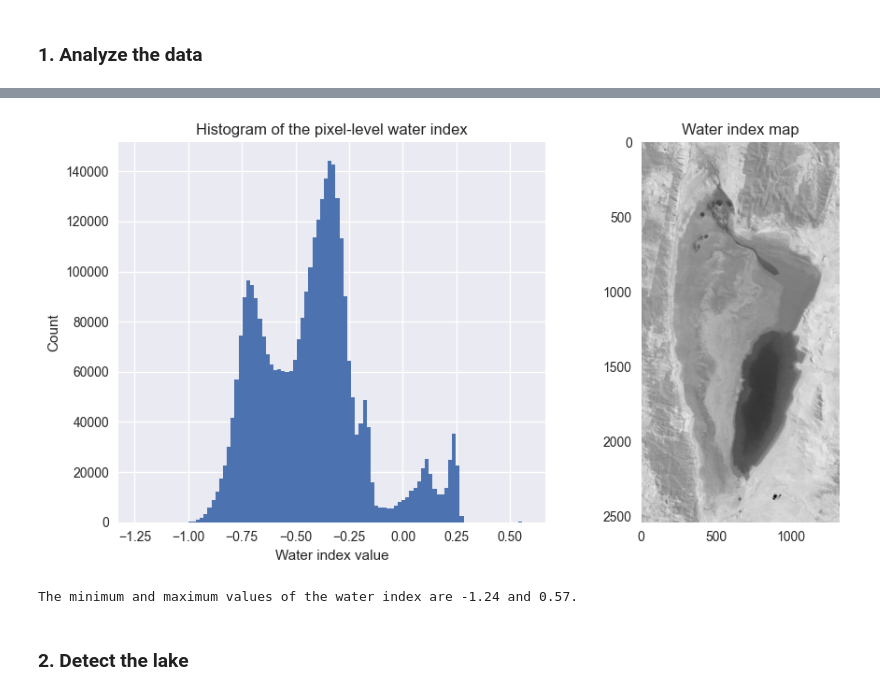
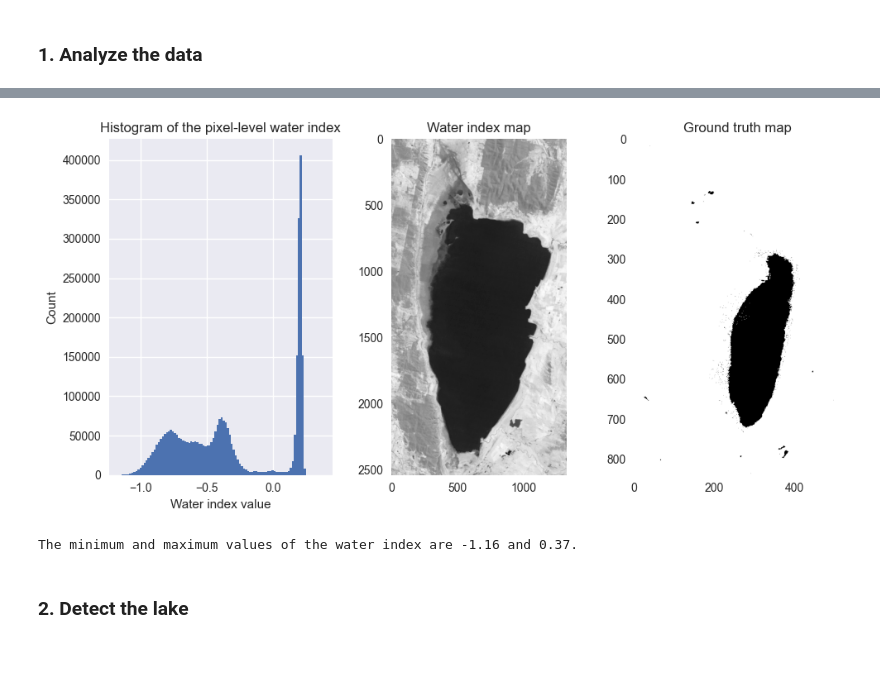
Before and after one commit to Bindila-Bogdan/Lakes-Analysis, a Jupyter notebook: notebooks/compute_lake_area.ipynb, the cells around one changed output, grey strips where cells are left out. Drawn from its saved outputs; the diff is of its cells as text; code cells hidden in the pictures; blank space fills up the shorter version.

```diff
--- a/notebooks/compute_lake_area.ipynb
+++ b/notebooks/compute_lake_area.ipynb
@@ -5,10 +5,10 @@
 # %%
 import os
 import rasterio
-import numpy as np
 from matplotlib import pyplot as plt
 
 plt.style.use('seaborn-v0_8')
 
 DATA_PATH = "../data/processed/"
+GROUND_TRUTH_PATH = "../data/ground_truth/"
 # %%
@@ -18,3 +18,7 @@ water_index_map_ =  rasterio.open(DATA_PATH + water_index_maps[0])
+# %%
+# load ground truth maps for one lake
+ground_truth_map_names = os.listdir(GROUND_TRUTH_PATH)
+ground_truth_map_ =  rasterio.open(GROUND_TRUTH_PATH + ground_truth_map_names[200])
 # %% [markdown]
 ### 1. Analyze the data
 # %%
@@ -45,3 +57,40 @@ The map covers a latitudinal distance of 13250.0 m and a longitudinal distance o
+# %%
+def plot_map(water_index_map, ground_truth_map):
+    fig, ax = plt.subplots(1, 3)
+    fig.set_size_inches(10, 5)
+
+    # plot the histogram of pixel-level water index
+    ax[0].hist(water_index_map.flatten(), bins=100)
+    ax[0].set_xlabel("Water index value")
+    ax[0].set_ylabel("Count")
+    ax[0].set_title(f"Histogram of the pixel-level water index")
+
+    # plot the water index map
+    ax[1].imshow(water_index_map)
+    ax[1].set_title("Water index map")
+    ax[1].grid(False)
+
+    # plot the ground truth map
+    ax[2].imshow(ground_truth_map)
+    ax[2].set_title("Ground truth map")
+    ax[2].grid(False)
+
+    plt.tight_layout()
+    plt.show()
+
+    # compute and display the minimum and maximum elevation values
+    min_water_index = str(round(water_index_map.min(), 2))
+    max_water_index = str(round(water_index_map.max(), 2))
+
+    print(f"The minimum and maximum values of the water index are {min_water_index} and {max_water_index}.")
 # %%
-# extract the band from the image
+# extract the band from the water index
 water_index_map = water_index_map_.read(1)
+
+# extract the band from the ground truth
+ground_truth_map = ground_truth_map_.read(1)
+
+plot_map(water_index_map, ground_truth_map)
+# %% [output]
+[figure, added]
+The minimum and maximum values of the water index are -1.16 and 0.37.
@@ -72,8 +97,3 @@ def plot_map(water_index_map):
-# %%
-plot_map(water_index_map)
-# %% [output]
-[figure, removed]
-The minimum and maximum values of the water index are -1.24 and 0.57.
 # %% [markdown]
 ### 2. Detect the lake
 # %%
```
Also changed, not shown: parts of 7 cells of this notebook.
